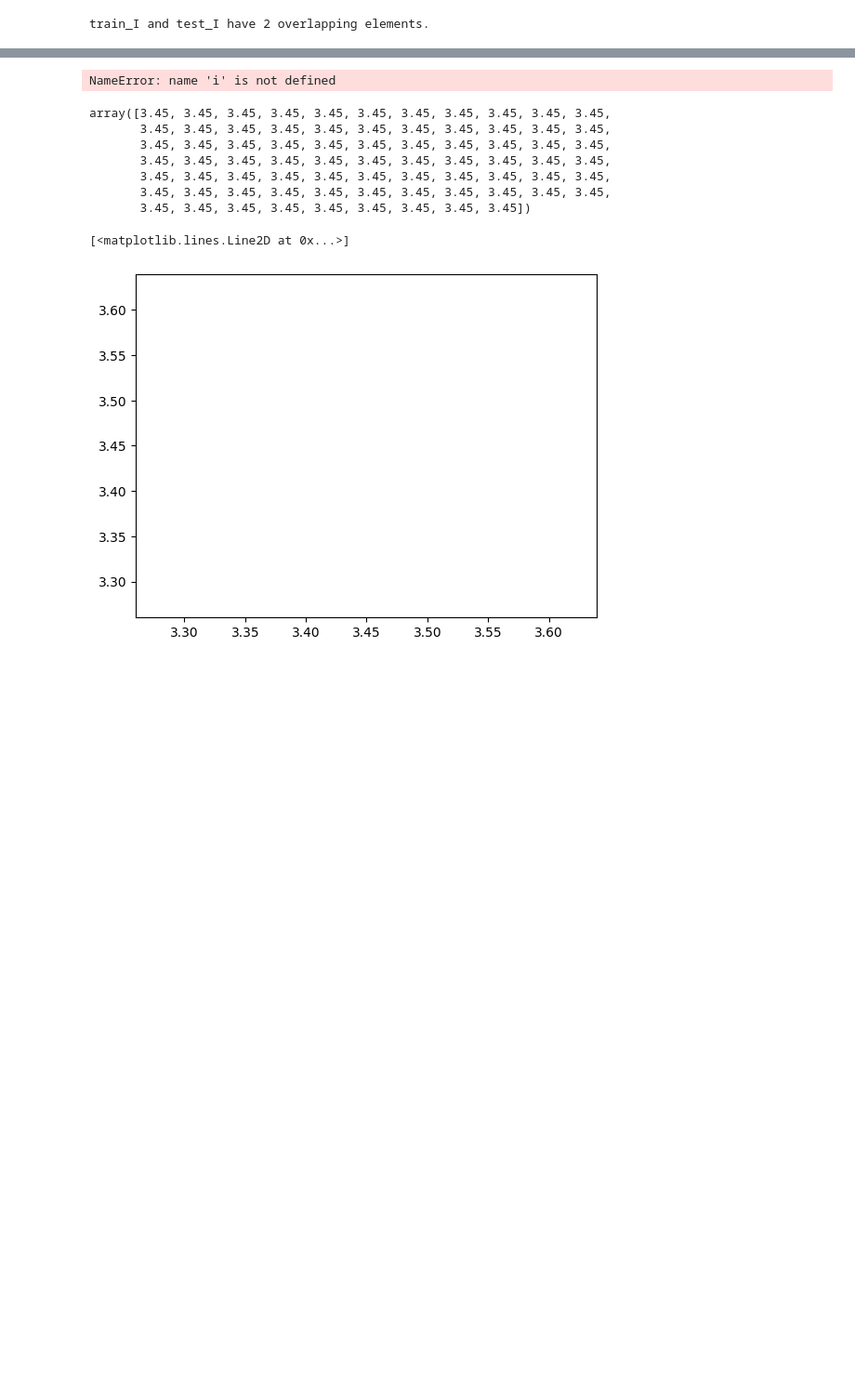
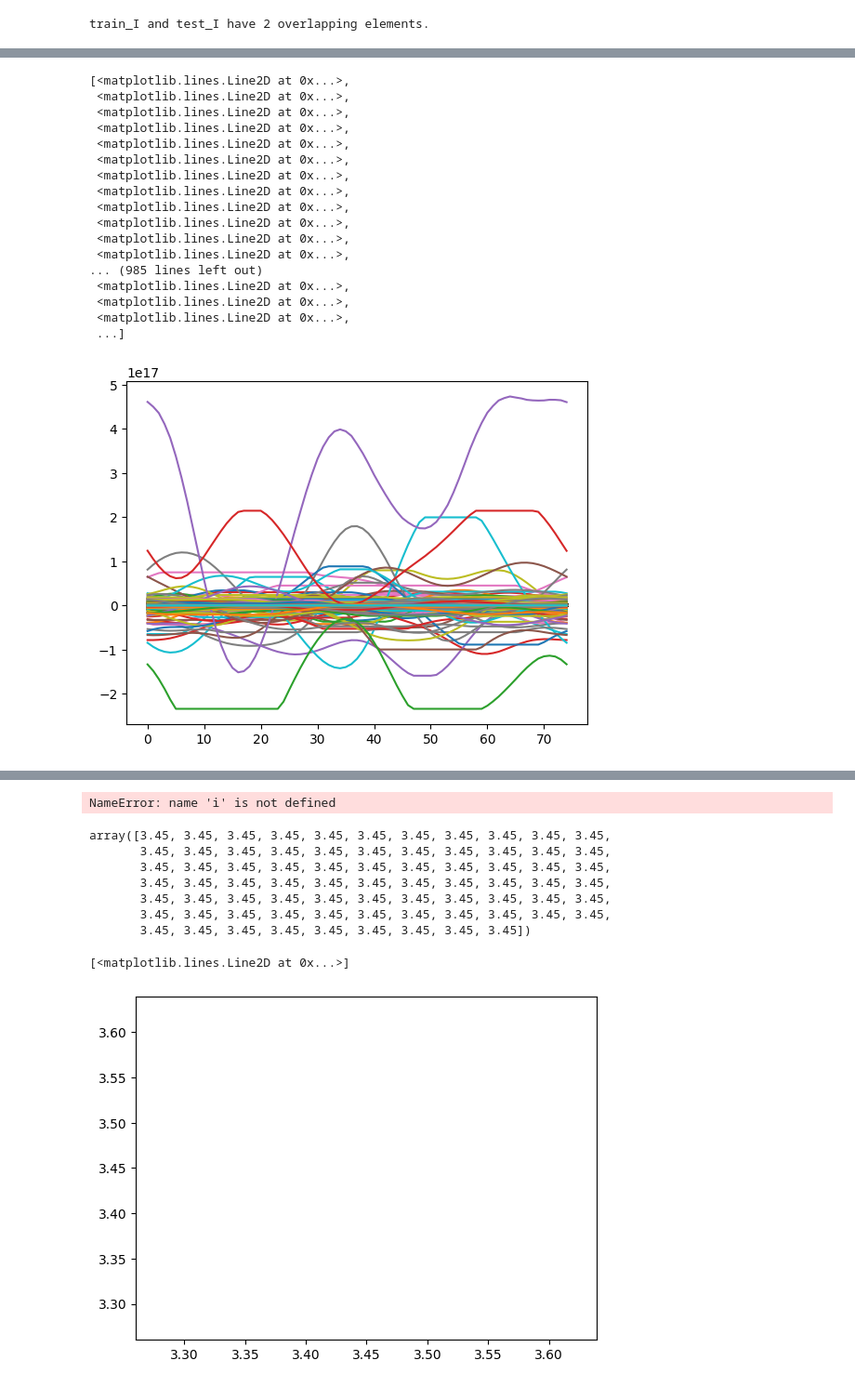
Before and after one commit to yingzai1/spm_neuraloperator, a Jupyter notebook: src/test.ipynb, the cells around one changed output, grey strips where cells are left out. Shown at 93% size. Drawn from its saved outputs; the diff is of its cells as text; code cells hidden in the pictures; blank space fills up the shorter version.

```diff
--- a/src/test.ipynb
+++ b/src/test.ipynb
@@ -38,3 +63,35 @@ test_D_cathode = np.array(test_data["Dca"])
+# %%
+train_I = train_I[train_mask]
+test_I = test_I[test_mask]
+
+train_c0_anode = train_c0_anode[train_mask]
+test_c0_anode = test_c0_anode[test_mask]
+train_D_anode = train_D_anode[train_mask]
+test_D_anode = test_D_anode[test_mask]
+train_eps_anode = train_eps_anode[train_mask]
+test_eps_anode = test_eps_anode[test_mask]
+train_L_anode = train_L_anode[train_mask]
+test_L_anode = test_L_anode[test_mask]
+train_R_anode = train_R_anode[train_mask]
+test_R_anode = test_R_anode[test_mask]
+
+train_A = train_A[train_mask]
+test_A = test_A[test_mask]
+
+###Cathode data ###
+train_c0_cathode = train_c0_cathode[train_mask]
+test_c0_cathode = test_c0_cathode[test_mask]
+train_D_cathode = train_D_cathode[train_mask]
+test_D_cathode = test_D_cathode[test_mask]
+train_eps_cathode = train_eps_cathode[train_mask]
+test_eps_cathode = test_eps_cathode[test_mask]
+train_L_cathode = train_L_cathode[train_mask]
+test_L_cathode = test_L_cathode[test_mask]
+train_R_cathode = train_R_cathode[train_mask]
+test_R_cathode = test_R_cathode[test_mask]
+
+train_soc = train_soc[train_mask]
+test_soc = test_soc[test_mask]
 # %%
 # Check if train_I and test_I have any overlapping elements
 overlap = np.intersect1d(train_I, test_I)
@@ -46,0 +125,4 @@ train_I and test_I have 2 overlapping elements.
+# %%
+F = 96485.3329  # As/mol
+F_h = F / 3600  # Ah/mol
+C = 2.3 #A.h
@@ -46,0 +133,5 @@ train_I and test_I have 2 overlapping elements.
+# %%
+train_In_app = train_I*train_R_anode[:,None]/(train_A*train_L_anode*train_eps_anode*(train_D_anode)*F_h*3)[:,None]
+test_In_app = test_I*test_R_anode[:,None]/(test_A*test_L_anode*test_eps_anode*(test_D_anode)*F_h*3)[:,None]
+train_Ip_app = train_I*train_R_cathode[:,None]/(train_A*train_L_cathode*train_eps_cathode*(train_D_cathode)*F_h*3)[:,None]
+test_Ip_app = test_I*test_R_cathode[:,None]/(test_A*test_L_cathode*test_eps_cathode*(test_D_cathode)*F_h*3)[:,None]
@@ -46,0 +146,21 @@ train_I and test_I have 2 overlapping elements.
+# %%
+plt.plot(train_In_app.T)
+# %% [output]
+[<matplotlib.lines.Line2D at 0x...>,
+ <matplotlib.lines.Line2D at 0x...>,
+ <matplotlib.lines.Line2D at 0x...>,
+ <matplotlib.lines.Line2D at 0x...>,
+ <matplotlib.lines.Line2D at 0x...>,
+ <matplotlib.lines.Line2D at 0x...>,
+ <matplotlib.lines.Line2D at 0x...>,
+ <matplotlib.lines.Line2D at 0x...>,
+ <matplotlib.lines.Line2D at 0x...>,
+ <matplotlib.lines.Line2D at 0x...>,
+ <matplotlib.lines.Line2D at 0x...>,
+ <matplotlib.lines.Line2D at 0x...>,
+... (985 lines left out)
+ <matplotlib.lines.Line2D at 0x...>,
+ <matplotlib.lines.Line2D at 0x...>,
+ <matplotlib.lines.Line2D at 0x...>,
+ ...]
+[figure, added]
```
Also changed, not shown: parts of 32 cells of this notebook, 13 other files.
